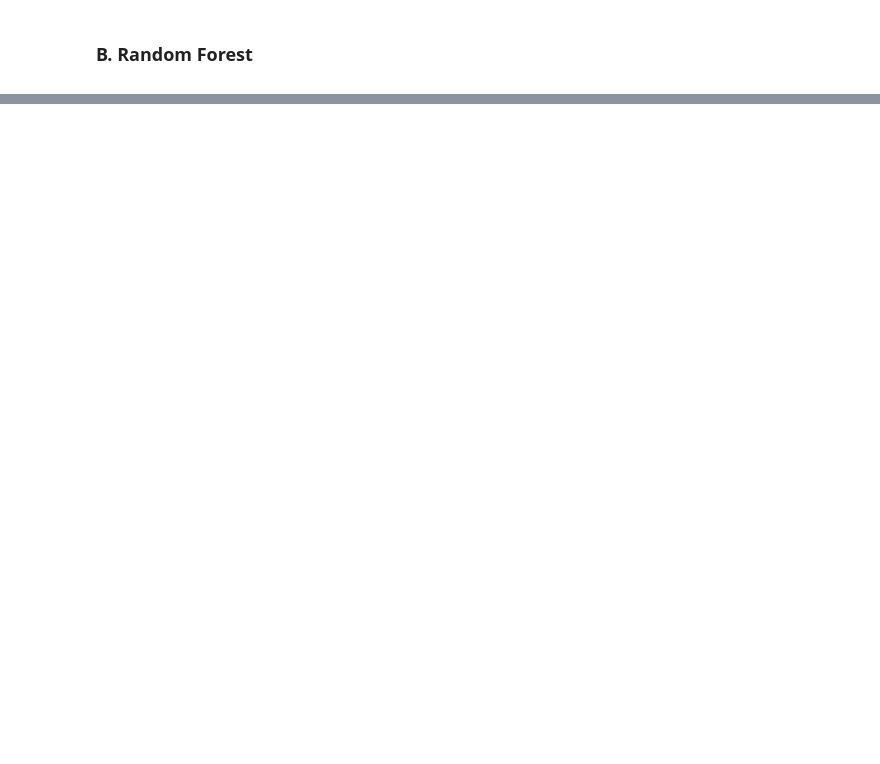
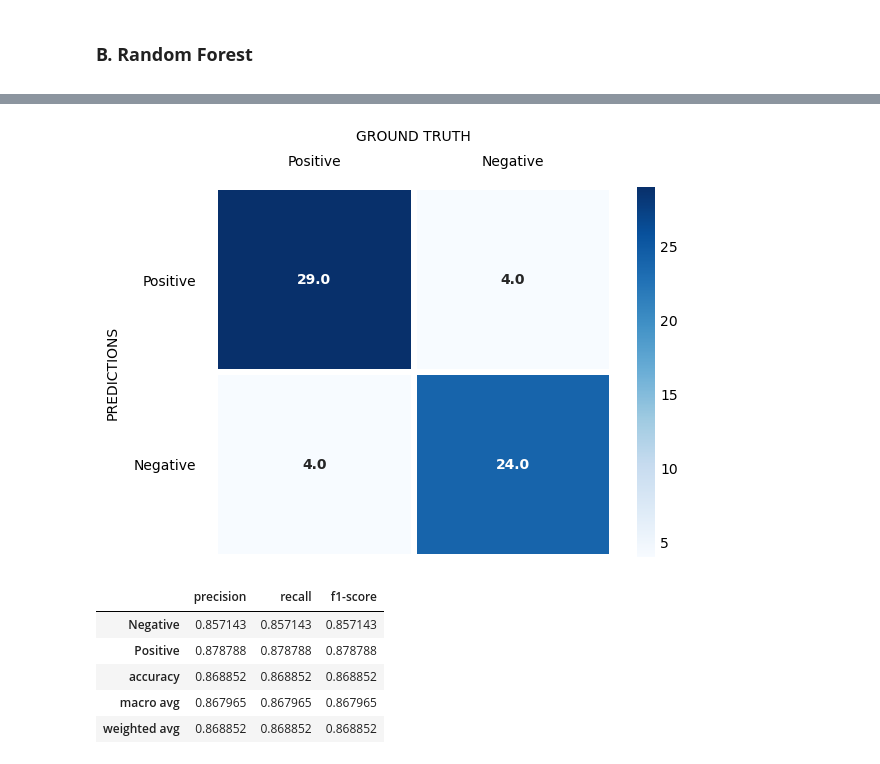
Before and after one commit to sal-siddiqui/heart-disease-prediction, a Jupyter notebook: my-attempt.ipynb, the cells around one changed output, grey strips where cells are left out. Saved outputs shown, nothing was run; the diff lists cells and outputs as text; code cells hidden in the pictures; blank space fills up the shorter version.

```diff
--- a/my-attempt.ipynb
+++ b/my-attempt.ipynb
@@ -1205,0 +1604,17 @@ custom_classification_report(y_test, y_pred, labels=labels)
+# %%
+## Testing Data
+y_pred = model_knn(X_test)
+
+# Build the confusion matrix
+custom_confusion_matrix(y_test, y_pred, labels=labels)
+
+# Build the classification report
+custom_classification_report(y_test, y_pred, labels=labels)
+# %% [output]
+[figure, added]
+|  | precision | recall | f1-score |
+| Negative | 0.857143 | 0.857143 | 0.857143 |
+| Positive | 0.878788 | 0.878788 | 0.878788 |
+| accuracy | 0.868852 | 0.868852 | 0.868852 |
+| macro avg | 0.867965 | 0.867965 | 0.867965 |
+| weighted avg | 0.868852 | 0.868852 | 0.868852 |
```
Also changed, not shown: parts of 62 cells of this notebook, 1 other file.
